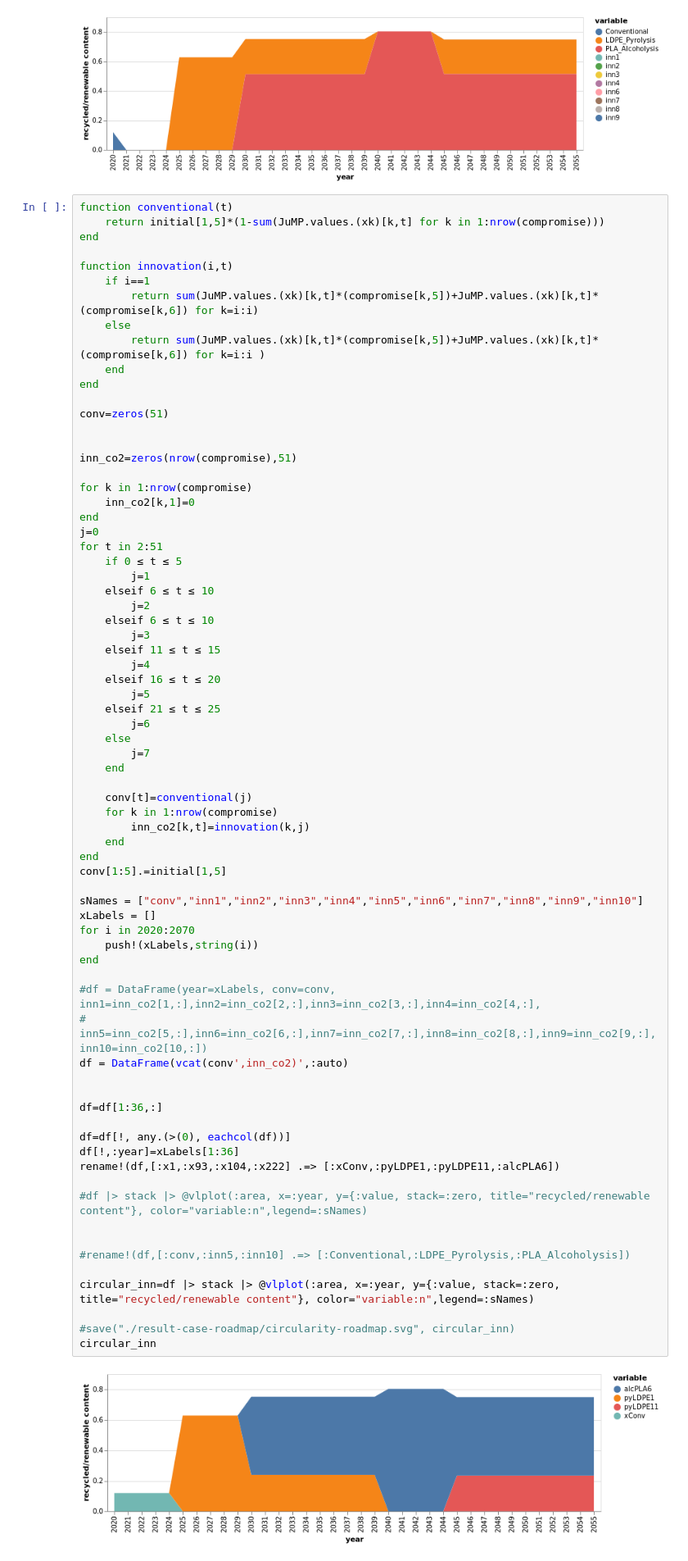
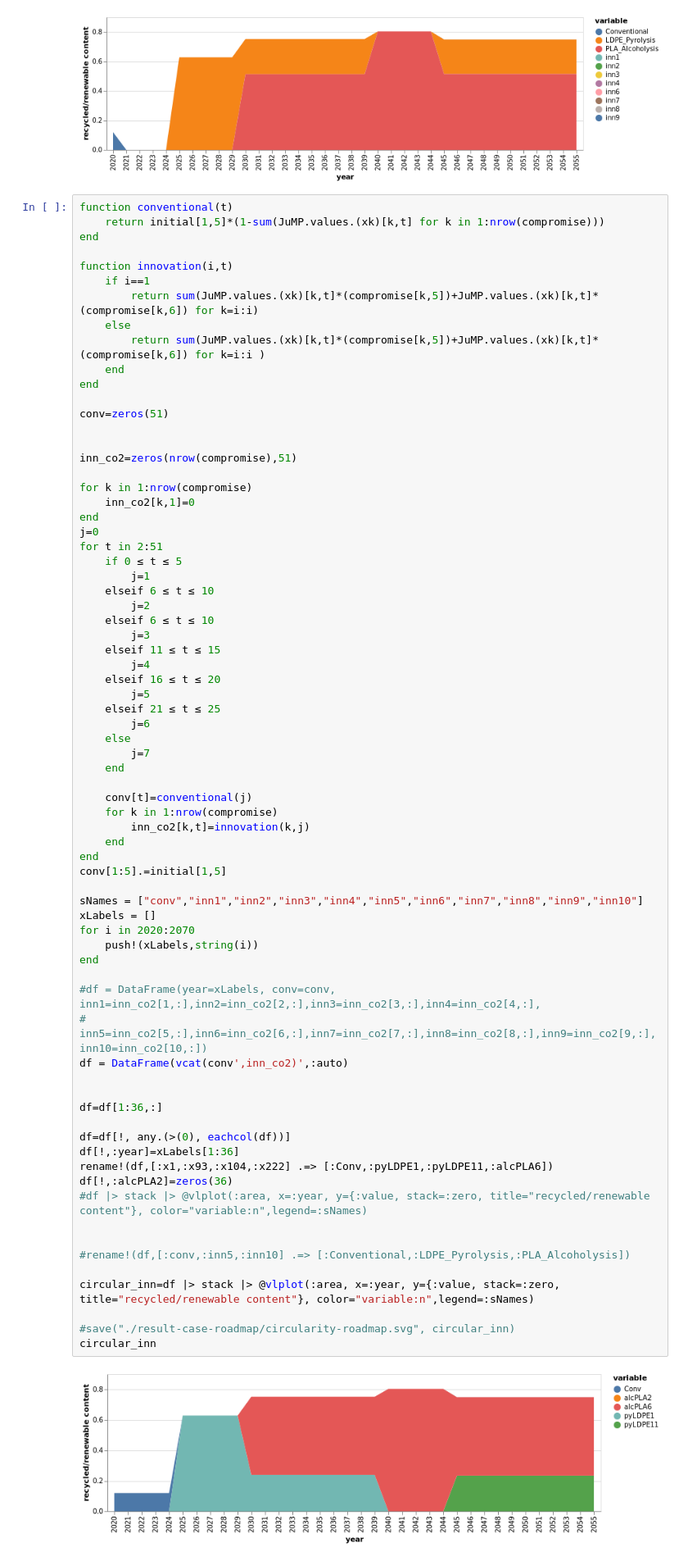
Before and after one commit to vyom-thakker/RoadmapsIAM, a Jupyter notebook: multiperiod-case-study.ipynb, the cells around one changed output. Shown at 82% size. Cells and saved outputs as stored; diff of their text form.

```diff
--- a/multiperiod-case-study.ipynb
+++ b/multiperiod-case-study.ipynb
@@ -840,36 +850,36 @@ for t in 2:51
         inn_co2[k,t]=innovation(k,j)
     end
 end
 conv[1:5].=initial[1,5]
 
 sNames = ["conv","inn1","inn2","inn3","inn4","inn5","inn6","inn7","inn8","inn9","inn10"]
 xLabels = []
 for i in 2020:2070
     push!(xLabels,string(i))
 end
 
 #df = DataFrame(year=xLabels, conv=conv, inn1=inn_co2[1,:],inn2=inn_co2[2,:],inn3=inn_co2[3,:],inn4=inn_co2[4,:],
 #        inn5=inn_co2[5,:],inn6=inn_co2[6,:],inn7=inn_co2[7,:],inn8=inn_co2[8,:],inn9=inn_co2[9,:],inn10=inn_co2[10,:])
 df = DataFrame(vcat(conv',inn_co2)',:auto)
 
 
 df=df[1:36,:]
 
 df=df[!, any.(>(0), eachcol(df))]
 df[!,:year]=xLabels[1:36]
-rename!(df,[:x1,:x93,:x104,:x222] .=> [:xConv,:pyLDPE1,:pyLDPE11,:alcPLA6])
-
+rename!(df,[:x1,:x93,:x104,:x222] .=> [:Conv,:pyLDPE1,:pyLDPE11,:alcPLA6])
+df[!,:alcPLA2]=zeros(36)
 #df |> stack |> @vlplot(:area, x=:year, y={:value, stack=:zero, title="recycled/renewable content"}, color="variable:n",legend=:sNames)
 
 
 #rename!(df,[:conv,:inn5,:inn10] .=> [:Conventional,:LDPE_Pyrolysis,:PLA_Alcoholysis])
 
 circular_inn=df |> stack |> @vlplot(:area, x=:year, y={:value, stack=:zero, title="recycled/renewable content"}, color="variable:n",legend=:sNames)
 
 #save("./result-case-roadmap/circularity-roadmap.svg", circular_inn)
 circular_inn
 # %% [output]
-[figure, old version]
+[figure, new version]
 # %%
 function conventional(t)
     return (1-sum(JuMP.values.(xk)[k,t] for k in 1:nrow(compromise)))
```
Also changed, not shown: parts of 4 cells of this notebook, 3 other files.
